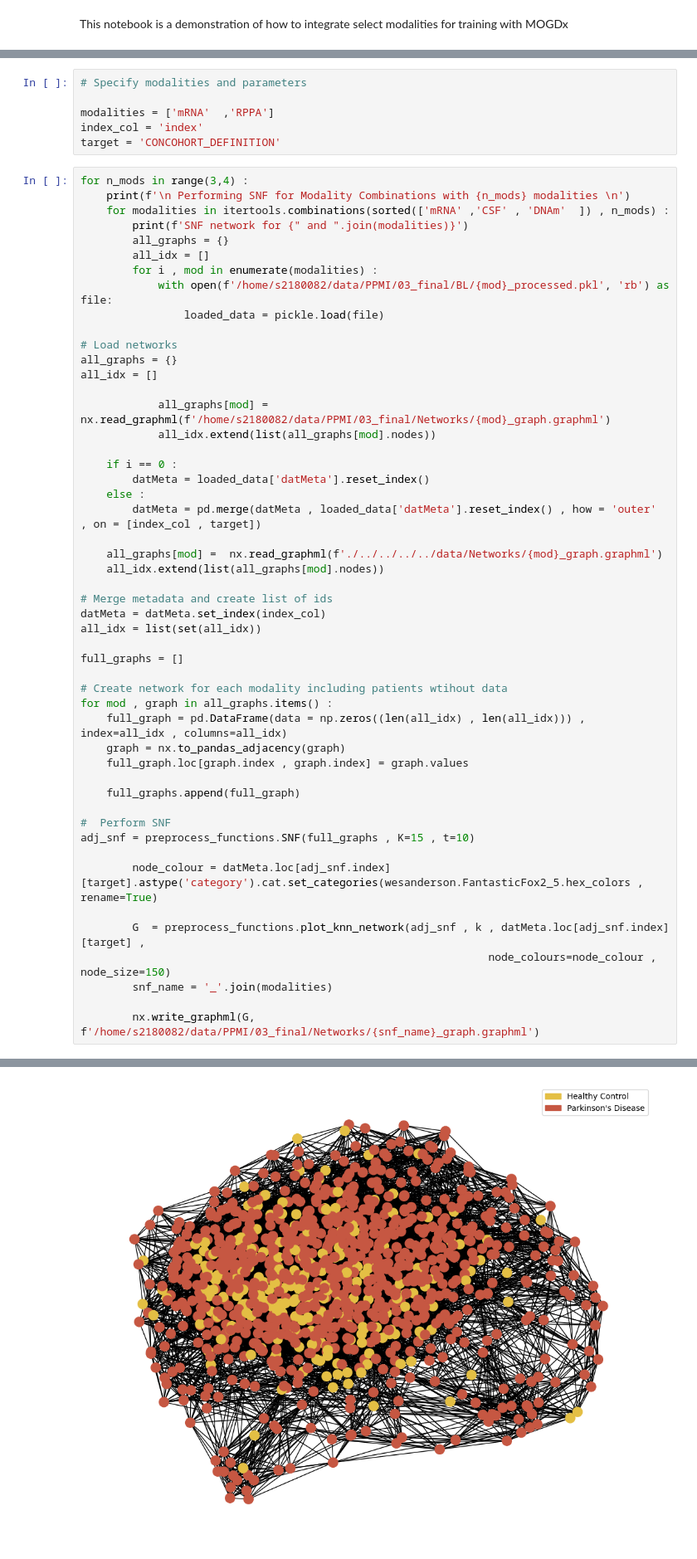
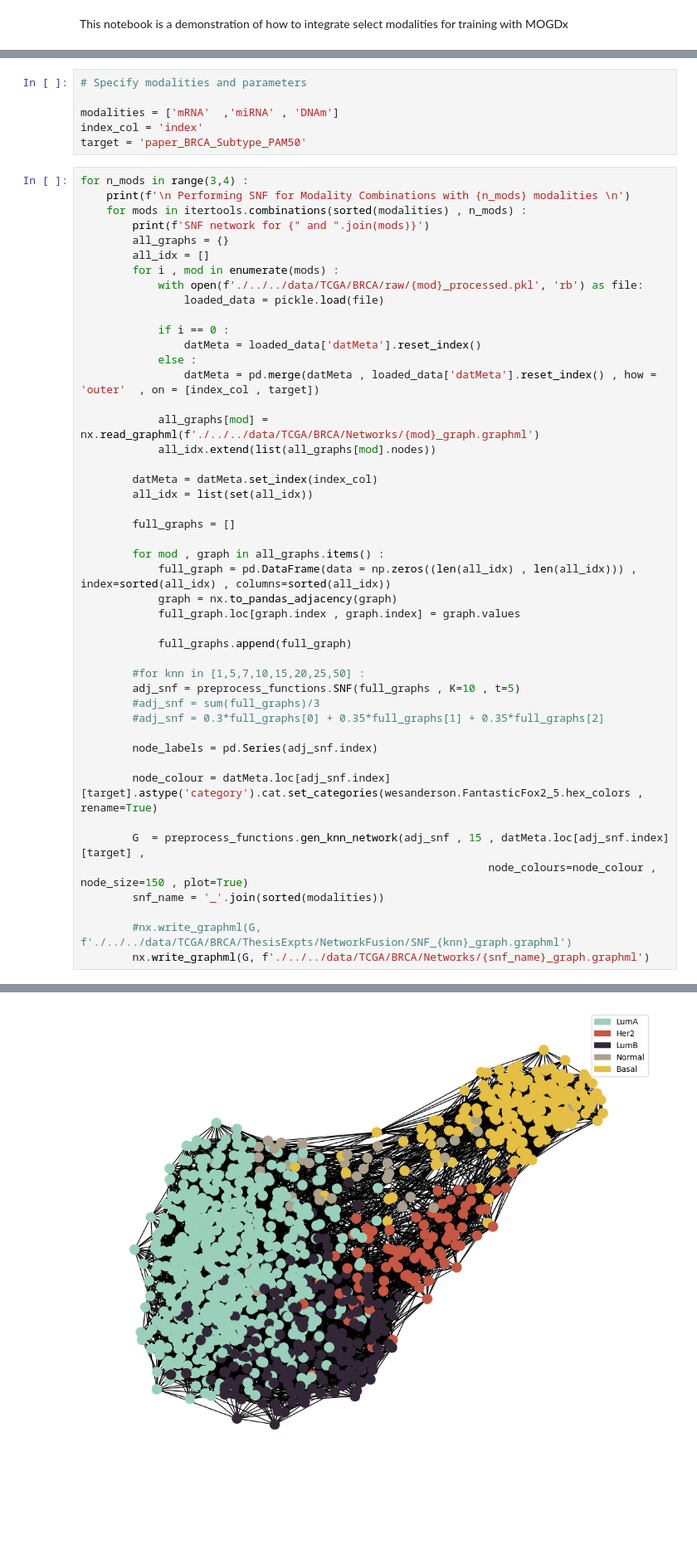
Before and after one commit to Barry8197/MOGDx, a Jupyter notebook: PreProcessing/SNF.ipynb, the cells around one changed output, grey strips where cells are left out. Shown at 83% size. Cells and saved outputs as stored; diff of their text form; blank space fills up the shorter version.

```diff
--- a/PreProcessing/SNF.ipynb
+++ b/PreProcessing/SNF.ipynb
@@ -20,59 +20,55 @@ import preprocess_functions
 # %%
 # Specify modalities and parameters
 
-modalities = ['mRNA'  ,'RPPA']
+modalities = ['mRNA'  ,'miRNA' , 'DNAm']
 index_col = 'index'
-target = 'CONCOHORT_DEFINITION'
+target = 'paper_BRCA_Subtype_PAM50'
 # %%
 for n_mods in range(3,4) :
     print(f'\n Performing SNF for Modality Combinations with {n_mods} modalities \n')
-    for modalities in itertools.combinations(sorted(['mRNA' ,'CSF' , 'DNAm'  ]) , n_mods) :
-        print(f'SNF network for {" and ".join(modalities)}')
+    for mods in itertools.combinations(sorted(modalities) , n_mods) :
+        print(f'SNF network for {" and ".join(mods)}')
         all_graphs = {}
         all_idx = []
-        for i , mod in enumerate(modalities) :
-            with open(f'/home/s2180082/data/PPMI/03_final/BL/{mod}_processed.pkl', 'rb') as file:
+        for i , mod in enumerate(mods) :
+            with open(f'./../../data/TCGA/BRCA/raw/{mod}_processed.pkl', 'rb') as file:
                 loaded_data = pickle.load(file)
 
-# Load networks
-all_graphs = {}
-all_idx = []
+            if i == 0 :
+                datMeta = loaded_data['datMeta'].reset_index()
+            else :
+                datMeta = pd.merge(datMeta , loaded_data['datMeta'].reset_index() , how = 'outer'  , on = [index_col , target])
 
-            all_graphs[mod] =  nx.read_graphml(f'/home/s2180082/data/PPMI/03_final/Networks/{mod}_graph.graphml')
+            all_graphs[mod] =  nx.read_graphml(f'./../../data/TCGA/BRCA/Networks/{mod}_graph.graphml')
             all_idx.extend(list(all_graphs[mod].nodes))
 
-    if i == 0 :
-        datMeta = loaded_data['datMeta'].reset_index()
-    else :
-        datMeta = pd.merge(datMeta , loaded_data['datMeta'].reset_index() , how = 'outer'  , on = [index_col , target])
+        datMeta = datMeta.set_index(index_col)
+        all_idx = list(set(all_idx))
 
-    all_graphs[mod] =  nx.read_graphml(f'./../../../../data/Networks/{mod}_graph.graphml')
-    all_idx.extend(list(all_graphs[mod].nodes))
+        full_graphs = []
 
-# Merge metadata and create list of ids
-datMeta = datMeta.set_index(index_col)
-all_idx = list(set(all_idx))
+        for mod , graph in all_graphs.items() :
+            full_graph = pd.DataFrame(data = np.zeros((len(all_idx) , len(all_idx))) , index=sorted(all_idx) , columns=sorted(all_idx))
+            graph = nx.to_pandas_adjacency(graph)
+            full_graph.loc[graph.index , graph.index] = graph.values
 
-full_graphs = []
+            full_graphs.append(full_graph)
 
-# Create network for each modality including patients wtihout data
-for mod , graph in all_graphs.items() :
-    full_graph = pd.DataFrame(data = np.zeros((len(all_idx) , len(all_idx))) , index=all_idx , columns=all_idx)
-    graph = nx.to_pandas_adjacency(graph)
-    full_graph.loc[graph.index , graph.index] = graph.values
+        #for knn in [1,5,7,10,15,20,25,50] :
+        adj_snf = preprocess_functions.SNF(full_graphs , K=10 , t=5)
+        #adj_snf = sum(full_graphs)/3
+        #adj_snf = 0.3*full_graphs[0] + 0.35*full_graphs[1] + 0.35*full_graphs[2]
 
-    full_graphs.append(full_graph)
-
-#  Perform SNF
-adj_snf = preprocess_functions.SNF(full_graphs , K=15 , t=10)
+        node_labels = pd.Series(adj_snf.index)
 
         node_colour = datMeta.loc[adj_snf.index][target].astype('category').cat.set_categories(wesanderson.FantasticFox2_5.hex_colors , rename=True)
 
-        G  = preprocess_functions.plot_knn_network(adj_snf , k , datMeta.loc[adj_snf.index][target] ,
-                                                               node_colours=node_colour , node_size=150)
-        snf_name = '_'.join(modalities)
+        G  = preprocess_functions.gen_knn_network(adj_snf , 15 , datMeta.loc[adj_snf.index][target] ,
+                                                               node_colours=node_colour , node_size=150 , plot=True)
+        snf_name = '_'.join(sorted(modalities))
 
-        nx.write_graphml(G, f'/home/s2180082/data/PPMI/03_final/Networks/{snf_name}_graph.graphml')
+        #nx.write_graphml(G, f'./../../data/TCGA/BRCA/ThesisExpts/NetworkFusion/SNF_{knn}_graph.graphml')
+        nx.write_graphml(G, f'./../../data/TCGA/BRCA/Networks/{snf_name}_graph.graphml')
 # %% [output]
  Performing SNF for Modality Combinations with 3 modalities
 
@@ -80 +76 @@ SNF network for CSF and DNAm and mRNA
-[figure, old version]
+[figure, new version]
```
Also changed, not shown: parts of 5 cells of this notebook, 24 other files.
